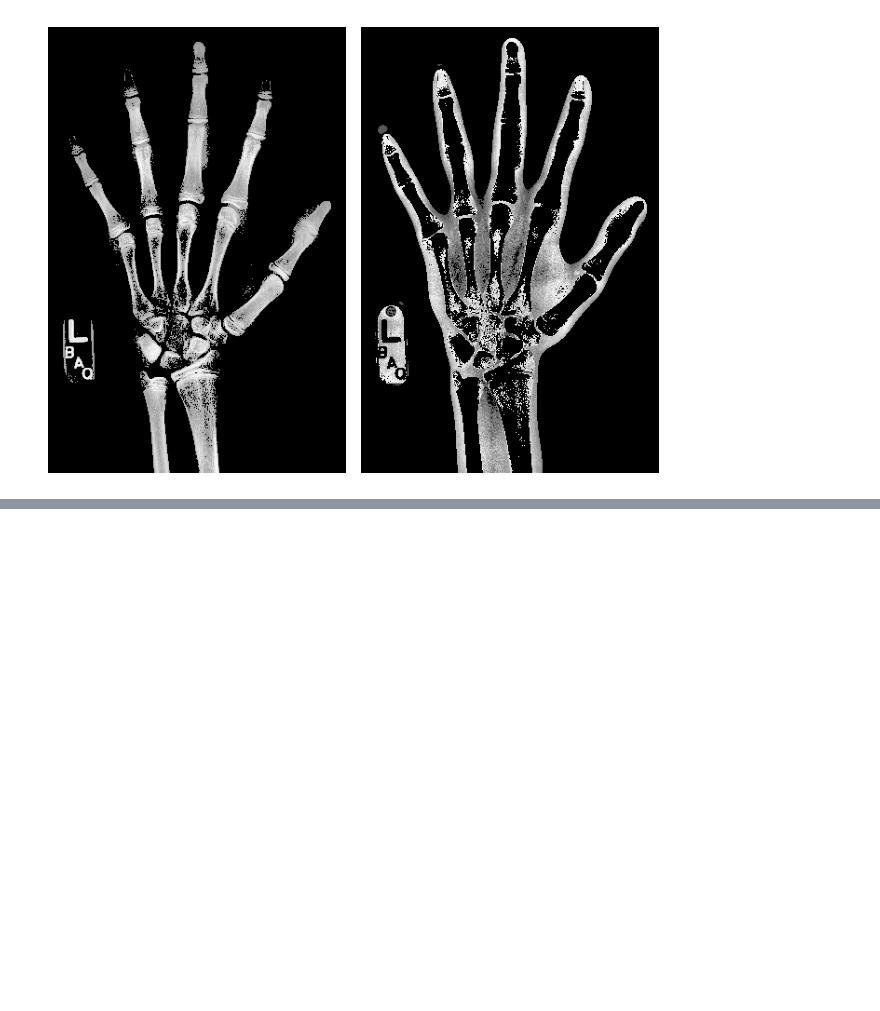
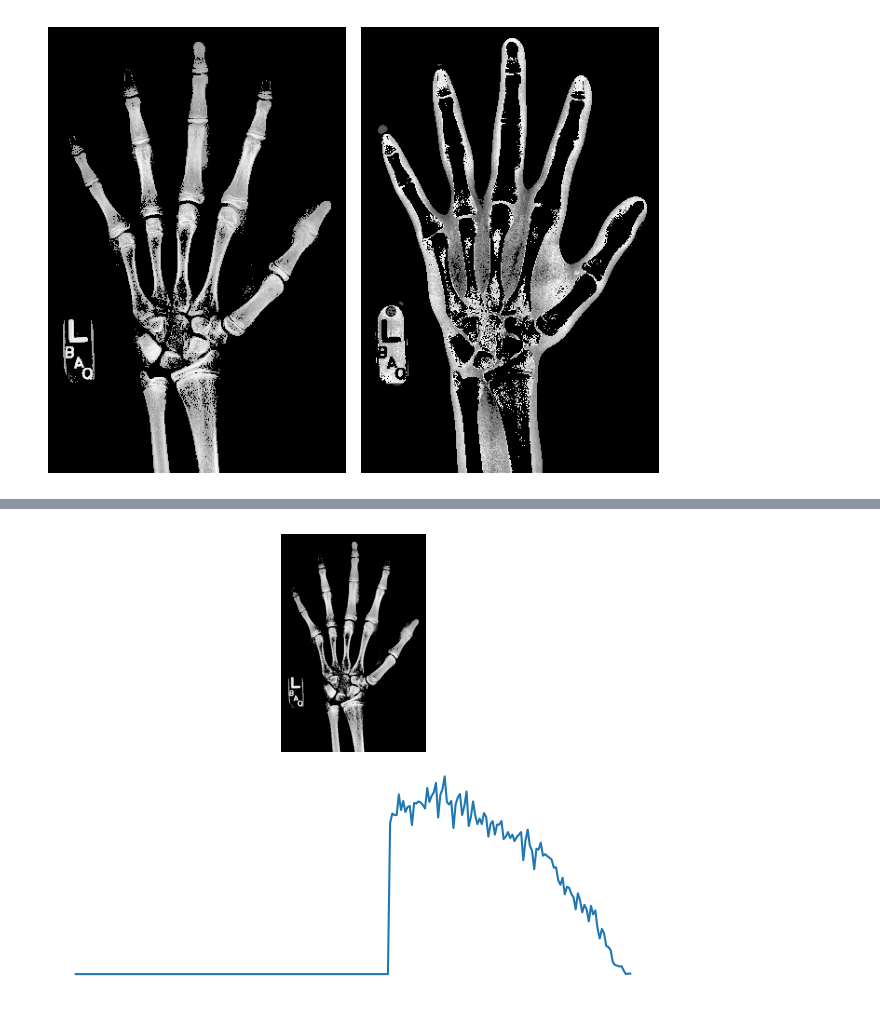
Before and after one commit to Prithviraj97/MachineLearning_Python, a Jupyter notebook: BioMedical Imaging/biomed_img.ipynb, the cells around one changed output, grey strips where cells are left out. Saved outputs shown, nothing was run; the diff lists cells and outputs as text; code cells hidden in the pictures; blank space fills up the shorter version.

Commit message:
mask for palm image

```diff
--- a/BioMedical Imaging/biomed_img.ipynb
+++ b/BioMedical Imaging/biomed_img.ipynb
@@ -219,0 +222,18 @@ format_and_render_plot()
+# %%
+# Import SciPy's "ndimage" module
+import scipy.ndimage as ndi
+
+# Screen out non-bone pixels from "im"
+mask_bone = im >= 145
+im_bone = np.where(mask_bone, im, 0)
+
+# Get the histogram of bone intensities
+hist = ndi.histogram(im_bone, 1, 255, 255)
+
+# Plot masked image and histogram
+fig, axes = plt.subplots(2,1)
+axes[0].imshow(im_bone)
+axes[1].plot(hist)
+format_and_render_plot()
+# %% [output]
+[figure, added]
```
Also changed, not shown: parts of 1 cell of this notebook.
